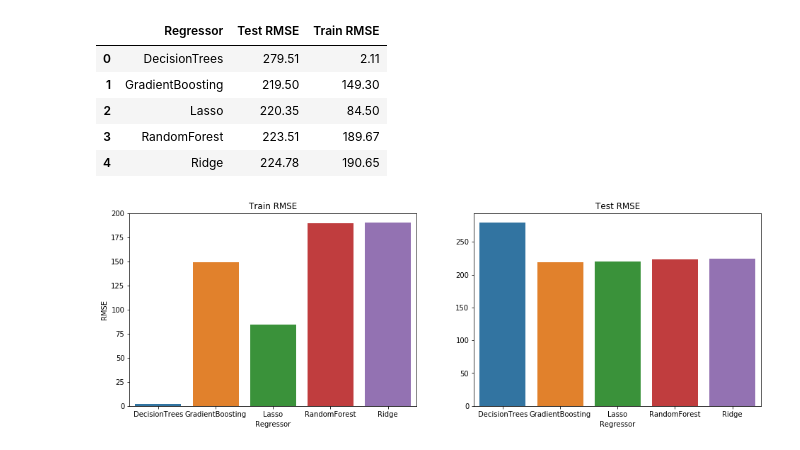
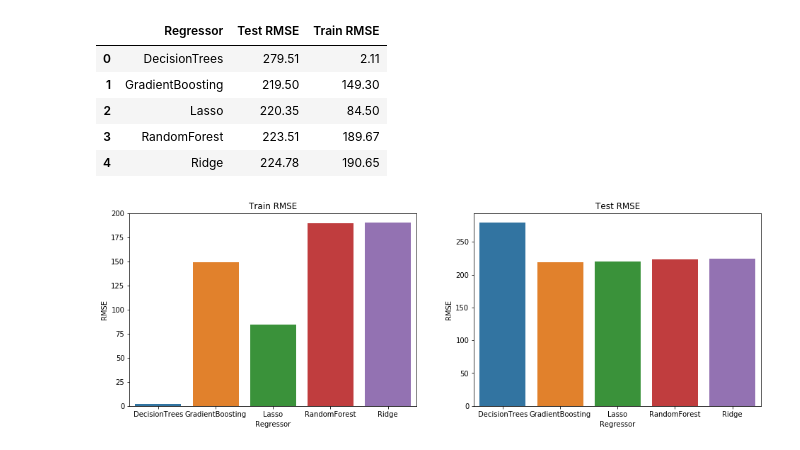
Before and after one commit to principal-miners/listings, a Jupyter notebook: ssh/RAW Modelling.ipynb, the cells around one changed output. Saved outputs shown, nothing was run; the diff lists cells and outputs as text; code cells hidden in the pictures.

```diff
--- a/ssh/RAW Modelling.ipynb
+++ b/ssh/RAW Modelling.ipynb
@@ -271,8 +271,8 @@ rmse_df
 # %%
 f, ax = plt.subplots(1,2,figsize=(16,5), sharey=False)
 g = sns.barplot(x="Regressor", y="Train RMSE", data=rmse_df, ax=ax[0])
 t = g.set(title="Train RMSE", ylabel="RMSE")
 g = sns.barplot(x="Regressor", y="Test RMSE", data=rmse_df, ax=ax[1])
-t = g.set(title="Test RMSE", ylabel="")
+t = g.set(title="Test RMSE", ylabel="RMSE")
 # %% [output]
-[figure, old version]
+[figure, new version]
```
Also changed, not shown: 2 other files.
